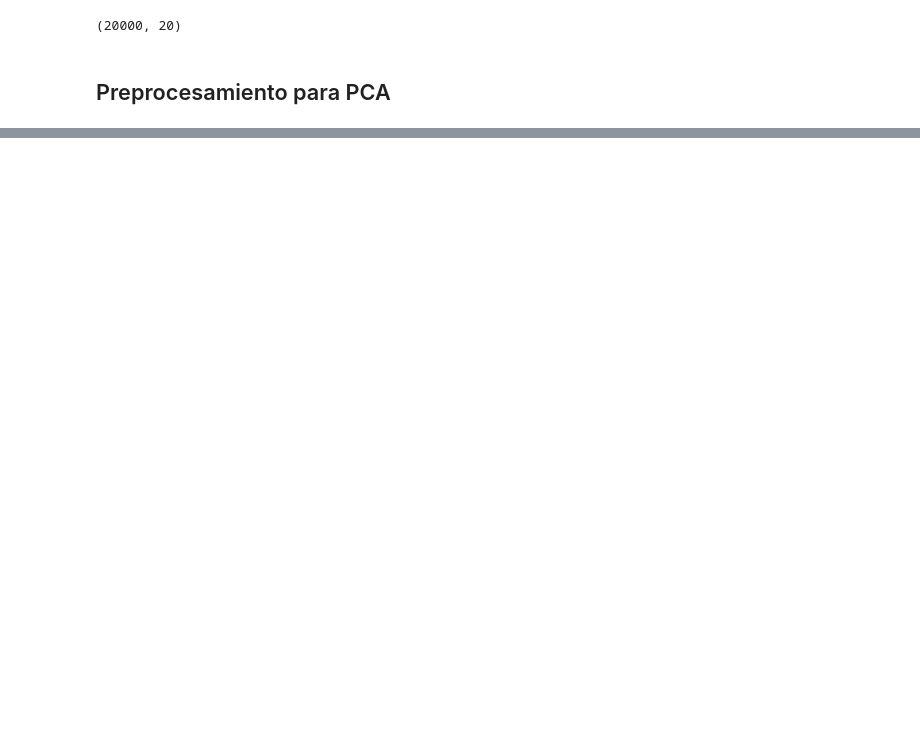
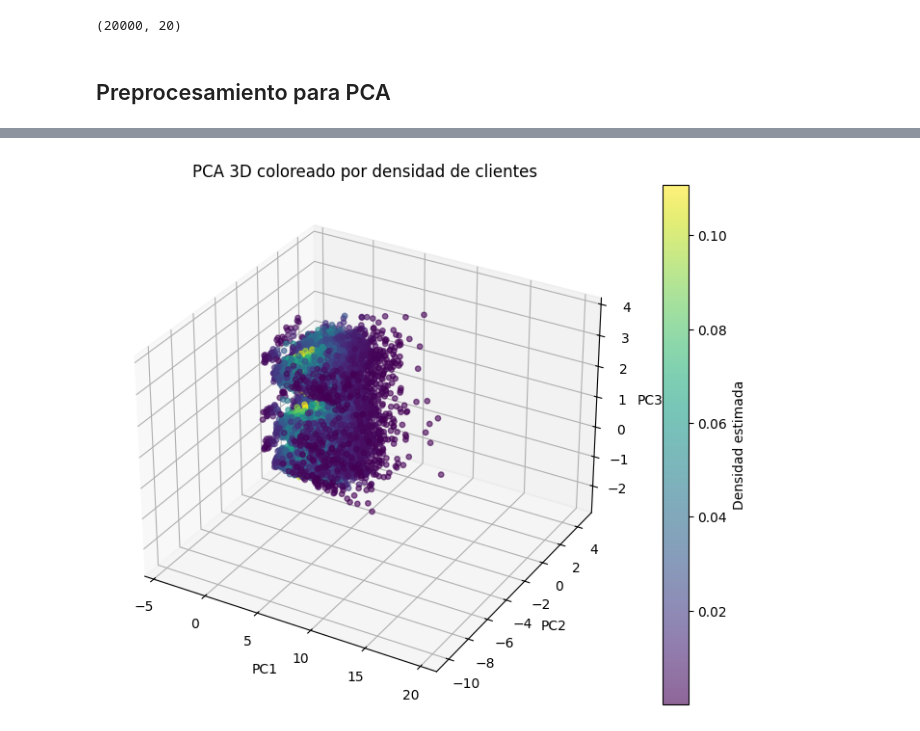
Before and after one commit to JhoelFernandoIM/ML_CPP2, a Jupyter notebook: notebooks/PCA_clientes.ipynb, the cells around one changed output, grey strips where cells are left out. Saved outputs shown, nothing was run; the diff lists cells and outputs as text; code cells hidden in the pictures; blank space fills up the shorter version.

```diff
--- a/notebooks/PCA_clientes.ipynb
+++ b/notebooks/PCA_clientes.ipynb
@@ -132,0 +342,31 @@ plt.tight_layout
+# %%
+from sklearn.neighbors import KernelDensity
+import numpy as np
+
+# Ajustar KDE en 2D (PC1, PC2)
+kde = KernelDensity(bandwidth=0.5, kernel='gaussian')
+kde.fit(df_pca_result[['PC1','PC2']])
+
+# Estimar densidad de cada punto
+densidades = np.exp(kde.score_samples(df_pca_result[['PC1','PC2']]))
+
+# PCA en 3D
+pca3 = PCA(n_components=3)
+X_pca3 = pca3.fit_transform(X_scaled)
+df_pca3 = pd.DataFrame(X_pca3, columns=['PC1','PC2','PC3'])
+df_pca3['densidad'] = densidades
+
+# Gráfico 3D coloreado por densidad
+fig = plt.figure(figsize=(10,7))
+ax = fig.add_subplot(111, projection='3d')
+sc = ax.scatter(df_pca3['PC1'], df_pca3['PC2'], df_pca3['PC3'],
+                c=df_pca3['densidad'], cmap="viridis", alpha=0.6, s=15)
+
+ax.set_xlabel("PC1")
+ax.set_ylabel("PC2")
+ax.set_zlabel("PC3")
+plt.title("PCA 3D coloreado por densidad de clientes")
+plt.colorbar(sc, label="Densidad estimada")
+plt.show()
+# %% [output]
+[figure, added]
```
Also changed, not shown: parts of 29 cells of this notebook, 4 other files.
